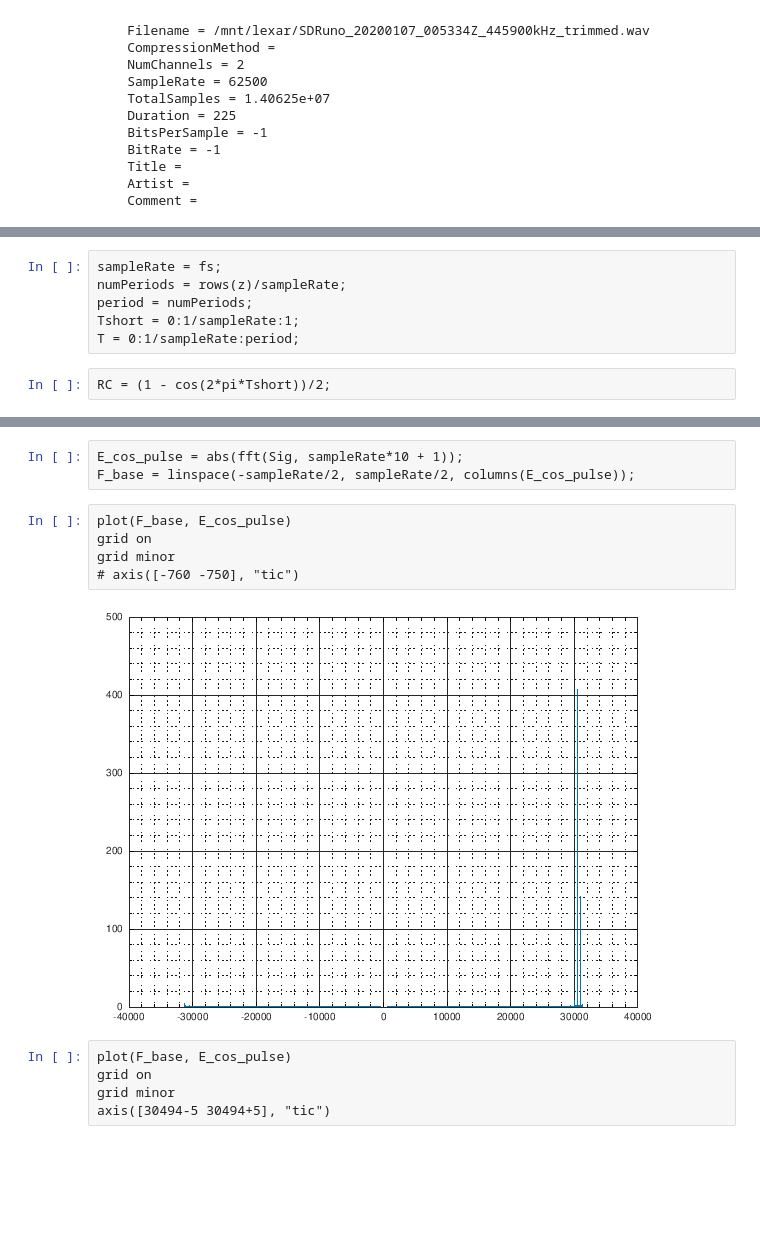
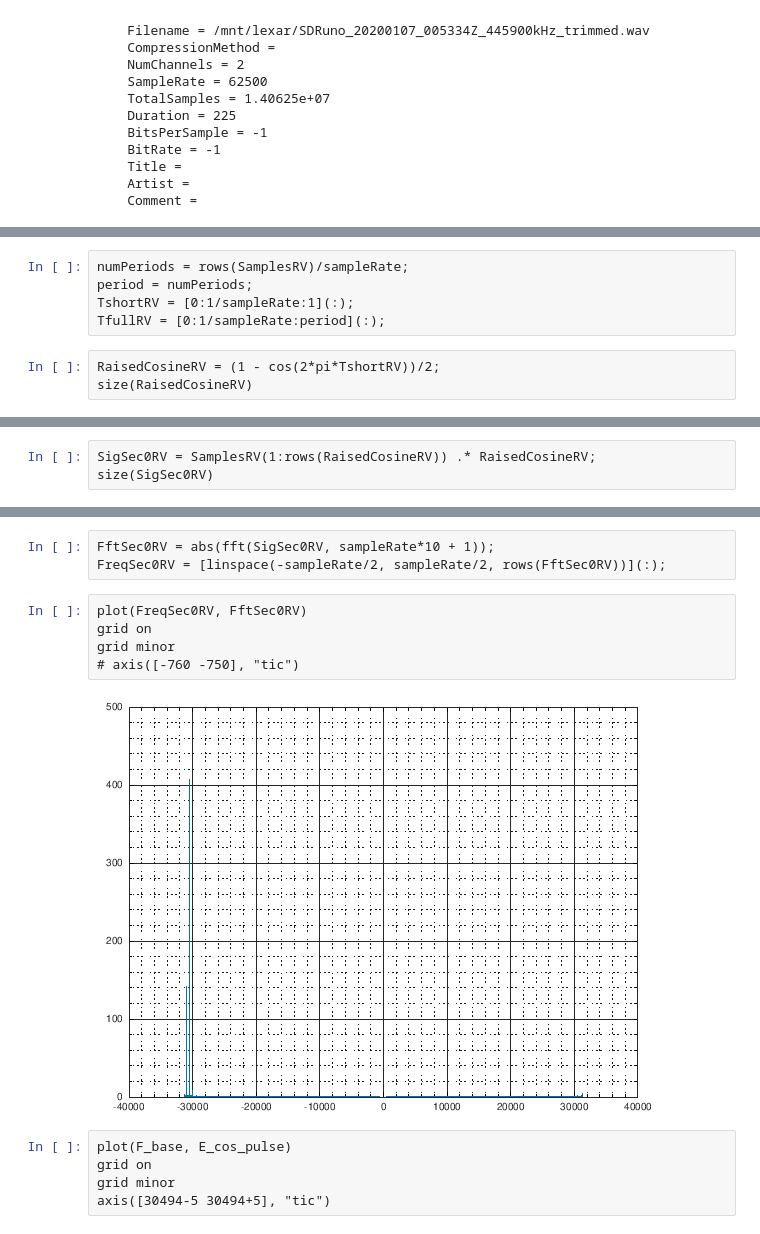
Before and after one commit to tbondy760/sat-chirp, a Jupyter notebook: AnalyzeMultiToneCalibrationFile.ipynb, the cells around one changed output, grey strips where cells are left out. Drawn from its saved outputs; the diff is of its cells as text; blank space fills up the shorter version.

```diff
--- a/AnalyzeMultiToneCalibrationFile.ipynb
+++ b/AnalyzeMultiToneCalibrationFile.ipynb
@@ -56,8 +55,8 @@ ans =
 # %%
-sampleRate = fs;
-numPeriods = rows(z)/sampleRate;
+numPeriods = rows(SamplesRV)/sampleRate;
 period = numPeriods;
-Tshort = 0:1/sampleRate:1;
-T = 0:1/sampleRate:period;
+TshortRV = [0:1/sampleRate:1](:);
+TfullRV = [0:1/sampleRate:period](:);
 # %%
-RC = (1 - cos(2*pi*Tshort))/2;
+RaisedCosineRV = (1 - cos(2*pi*TshortRV))/2;
+size(RaisedCosineRV)
@@ -65,0 +67,3 @@ Sig = z(1:columns(RC))' .* RC;
+# %%
+SigSec0RV = SamplesRV(1:rows(RaisedCosineRV)) .* RaisedCosineRV;
+size(SigSec0RV)
@@ -68,15 +76,15 @@ plot(abs(Sig));
 # %% [output]
 [figure]
 # %%
-E_cos_pulse = abs(fft(Sig, sampleRate*10 + 1));
-F_base = linspace(-sampleRate/2, sampleRate/2, columns(E_cos_pulse));
+FftSec0RV = abs(fft(SigSec0RV, sampleRate*10 + 1));
+FreqSec0RV = [linspace(-sampleRate/2, sampleRate/2, rows(FftSec0RV))](:);
 # %%
-plot(F_base, E_cos_pulse)
+plot(FreqSec0RV, FftSec0RV)
 grid on
 grid minor
 # axis([-760 -750], "tic")
 # %% [output]
-[figure, old version]
+[figure, new version]
 # %%
 plot(F_base, E_cos_pulse)
 grid on
```
Also changed, not shown: parts of 10 cells of this notebook.
